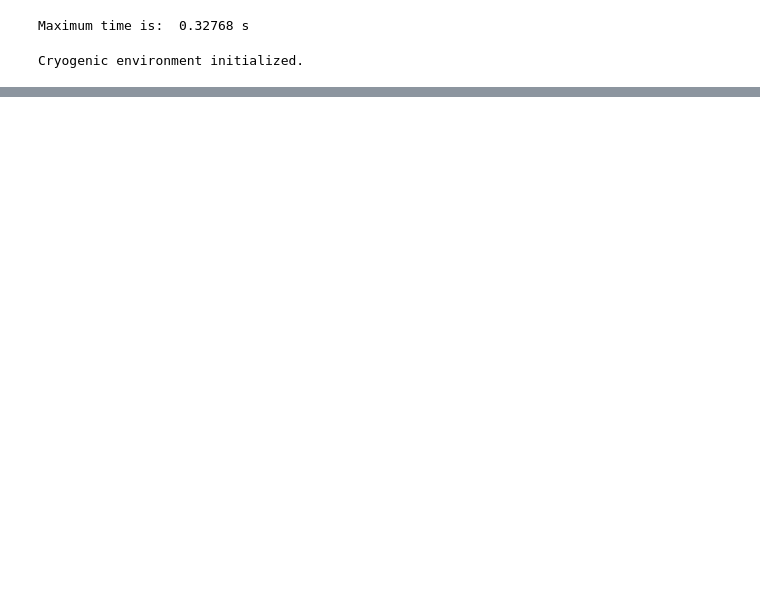
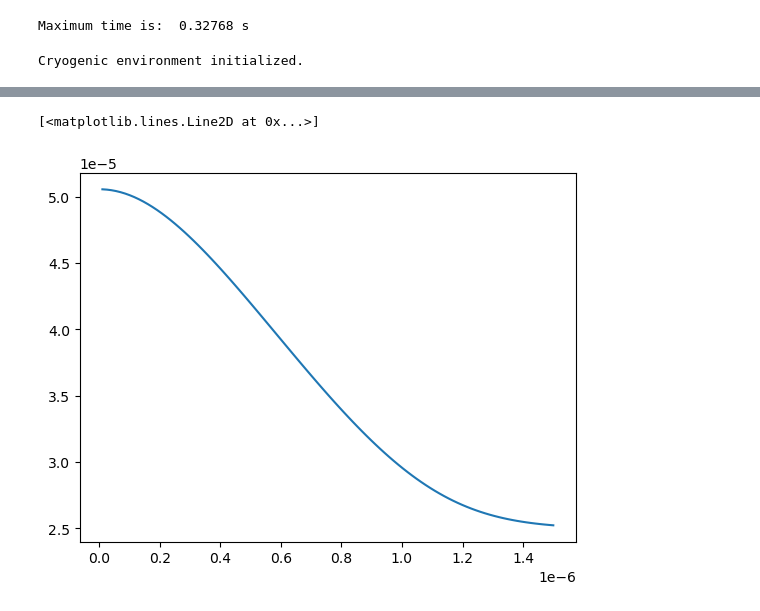
Before and after one commit to alboeh/CryoEnv2, a Jupyter notebook: dev_Notebook.ipynb, the cells around one changed output, grey strips where cells are left out. Saved outputs shown, nothing was run; the diff lists cells and outputs as text; code cells hidden in the pictures; blank space fills up the shorter version.

```diff
--- a/dev_Notebook.ipynb
+++ b/dev_Notebook.ipynb
@@ -79,0 +124,9 @@ Heater voltage set to 5.0 V.
+# %%
+# This can be already used to do a Heater sweep
+V_H = np.linspace(10e-9, 1500e-9, 100)  # Heater voltage values
+I_B, T_e, T_a = test_env.get_heater_response(V_H)
+
+plt.plot(V_H, I_B)
+# %% [output]
+[<matplotlib.lines.Line2D at 0x...>]
+[figure, added]
```
Also changed, not shown: parts of 13 cells of this notebook, 5 other files.
